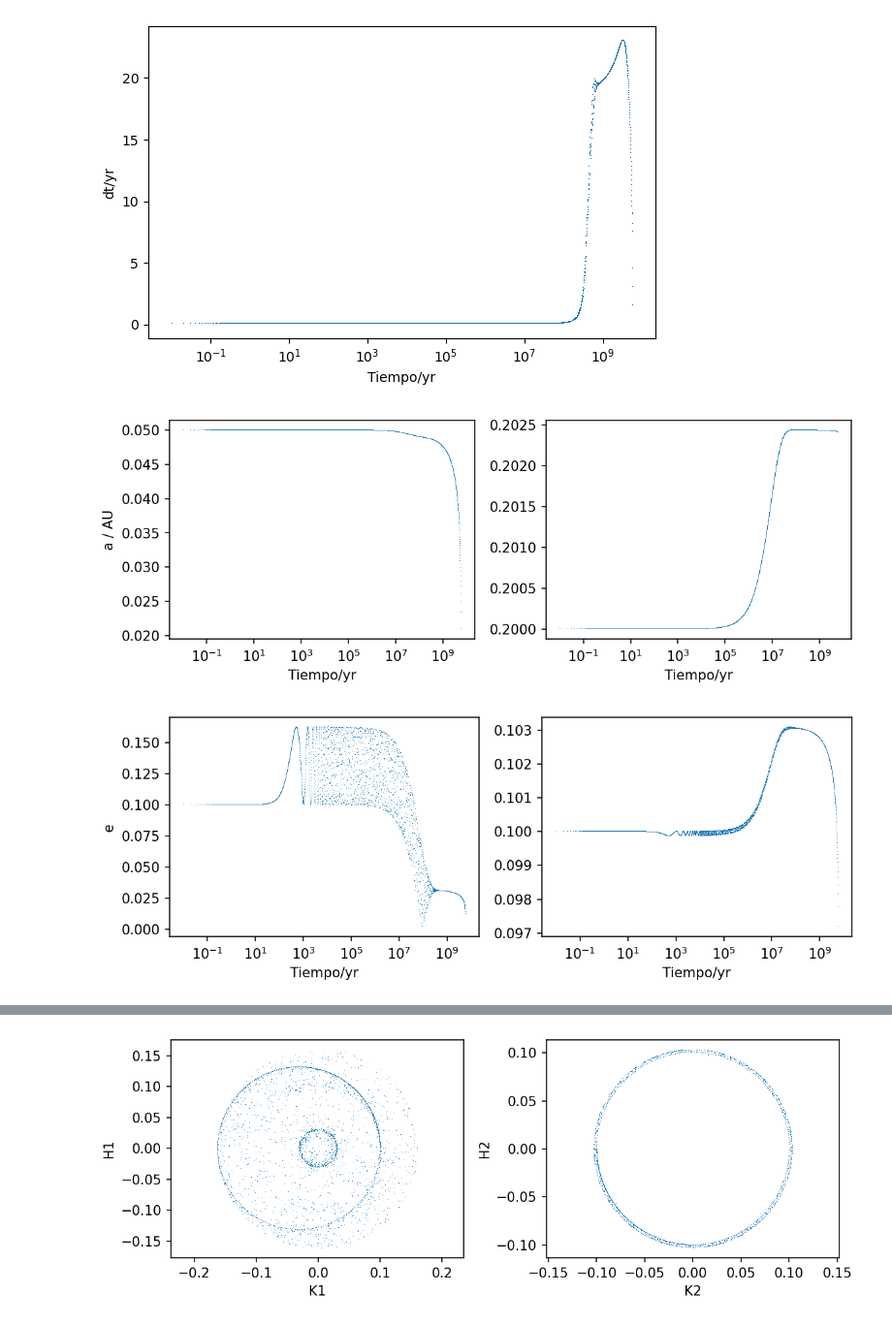
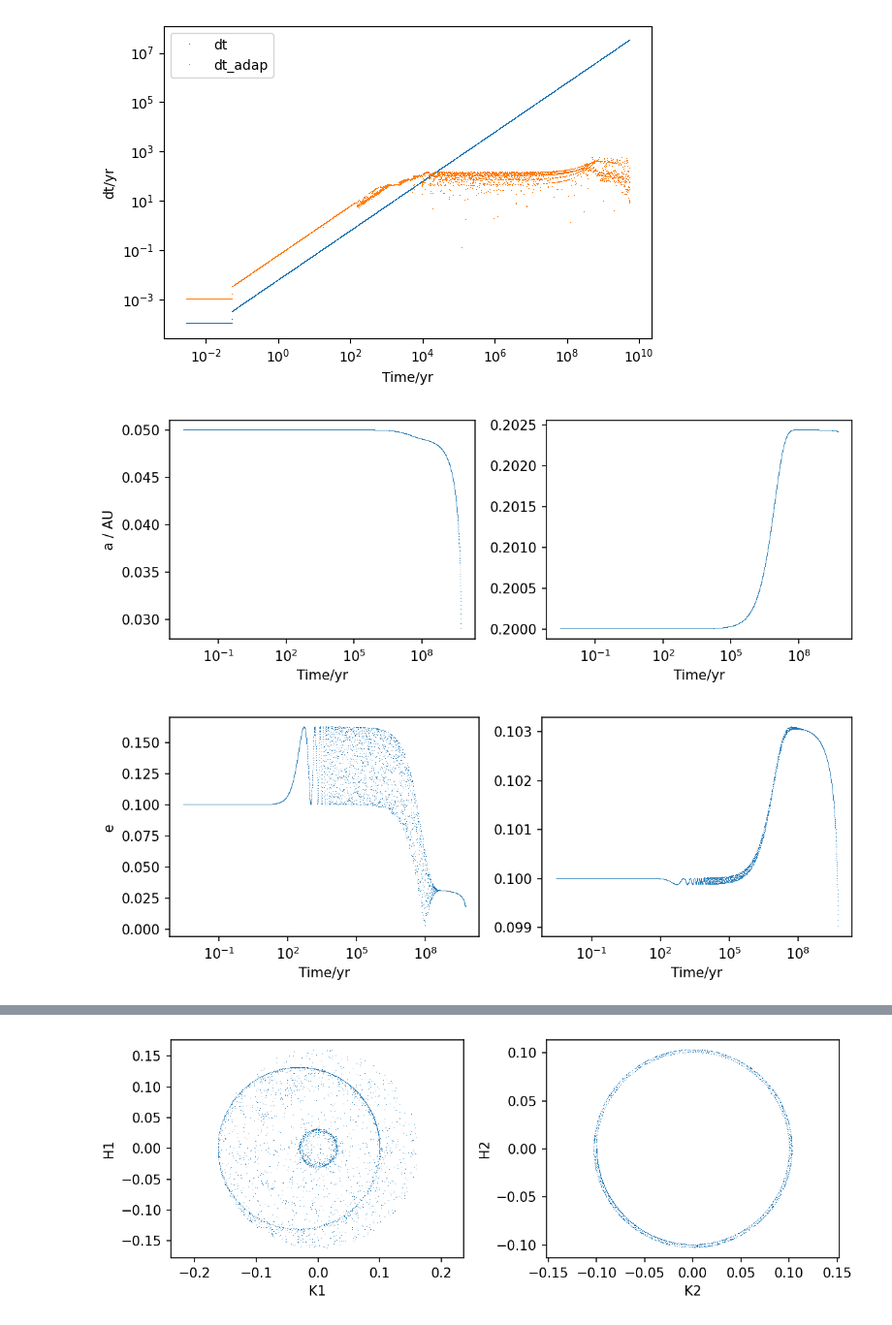
Before and after one commit to Gianuzzi/TidalEvolution, a Jupyter notebook: Plot_salida.ipynb, the cells around one changed output, grey strips where cells are left out. Shown: that part at 97% size. Cells and saved outputs as stored; diff of their text form; code cells hidden in the pictures.

```diff
--- a/Plot_salida.ipynb
+++ b/Plot_salida.ipynb
@@ -3,7 +3,8 @@ import numpy as np
 import pandas as pd
 import matplotlib.pyplot as plt
 # %%
-name = "Salida2.txt"
+YR   = 365.2563
+name = "Salida.txt"
 
 try:
     data = np.genfromtxt(name)
@@ -25,10 +26,11 @@ df = df.rename(columns=dict(
      "a1", "K1", "s1", "o1", "H1",
      "a2", "K2", "s2", "o2", "H2",
      "n1", "n2",
-     "t", "dt"])
+     "t", "dt", "dt_adap"])
     ))
-df.t /= 365.2563
-df.dt /= 365.2563
+df.t       /= YR
+df.dt      /= YR
+df.dt_adap /= YR
 df["e1"] = np.sqrt(df.K1**2 + df.H1**2)
 df["e2"] = np.sqrt(df.K2**2 + df.H2**2)
 df["w1"] = np.arctan2(df.H1, df.K1)
@@ -51,13 +53,16 @@ display(df)
 # %%
 plt.figure(dpi=100)
-plt.plot(df.t, df.dt, ',')
-plt.xlabel("Tiempo/yr")
+plt.plot(df.t, df.dt, ',', label='dt')
+plt.plot(df.t, df.dt_adap, ',', label='dt_adap')
+plt.xlabel("Time/yr")
 plt.ylabel("dt/yr")
 plt.semilogx()
+plt.semilogy()
+plt.legend()
 plt.tight_layout()
 plt.show()
 # %% [output]
-[figure, old version]
+[figure, new version]
 # %%
 plt.figure(dpi=150, figsize=(8,3))
 plt.subplot(1,2,1)
@@ -72,22 +77,22 @@ plt.semilogx()
 plt.tight_layout()
 plt.show()
 # %% [output]
-[figure, old version]
+[figure, new version]
 # %%
 plt.figure(dpi=150, figsize=(8,3))
 plt.subplot(1,2,1)
 plt.plot(df.t, df.e1, ',')
-plt.xlabel("Tiempo/yr")
+plt.xlabel("Time/yr")
 plt.ylabel("e")
 plt.semilogx()
 plt.subplot(1,2,2)
 plt.plot(df.t, df.e2, ',')
-plt.xlabel("Tiempo/yr")
+plt.xlabel("Time/yr")
 plt.semilogx()
 plt.tight_layout()
 plt.show()
 # %% [output]
-[figure, old version]
+[figure, new version]
 # %%
 plt.figure(dpi=150, figsize=(10,3))
 plt.subplot(1,3,1)
```
Also changed, not shown: parts of 7 cells of this notebook, 17 other files.
